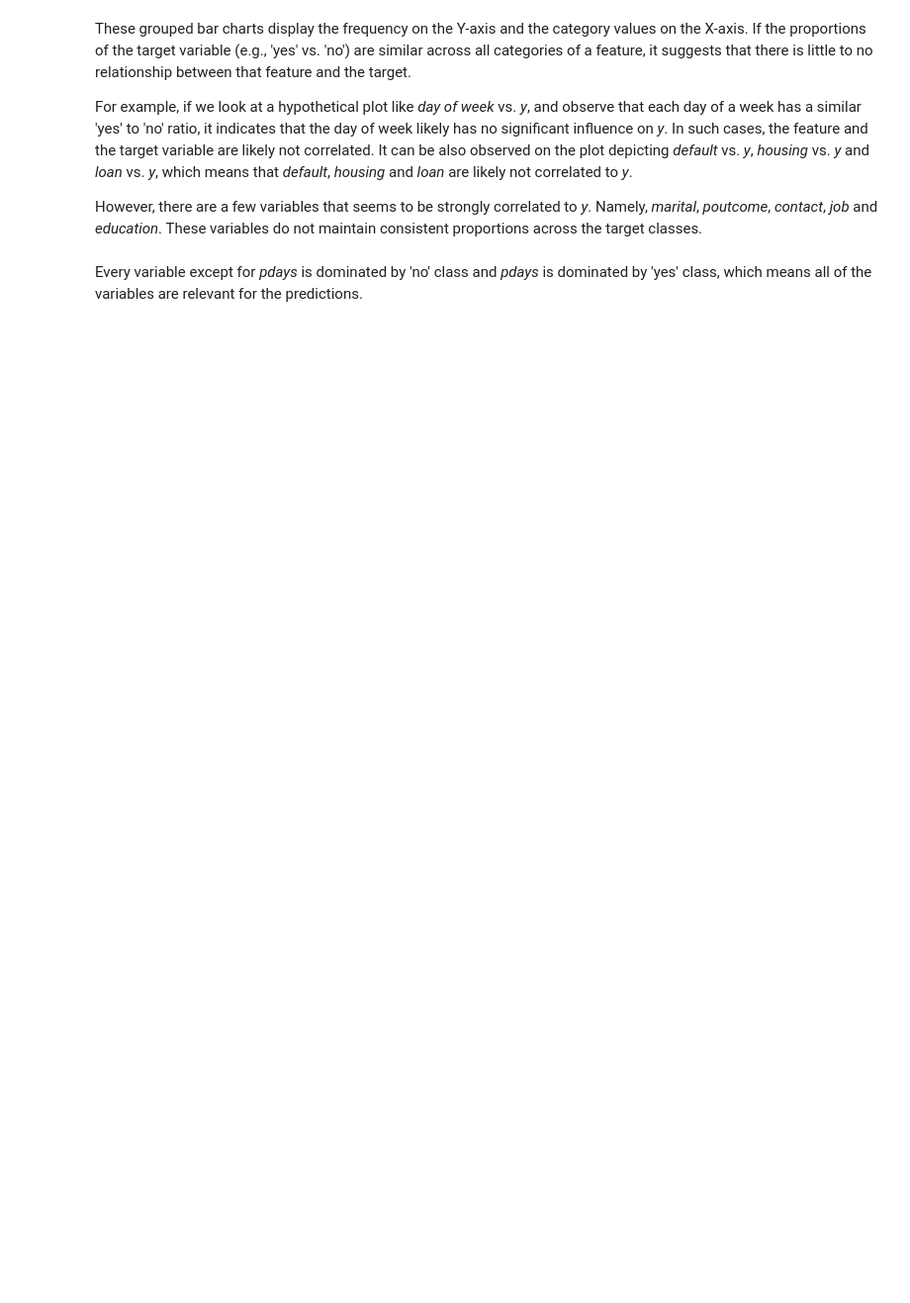
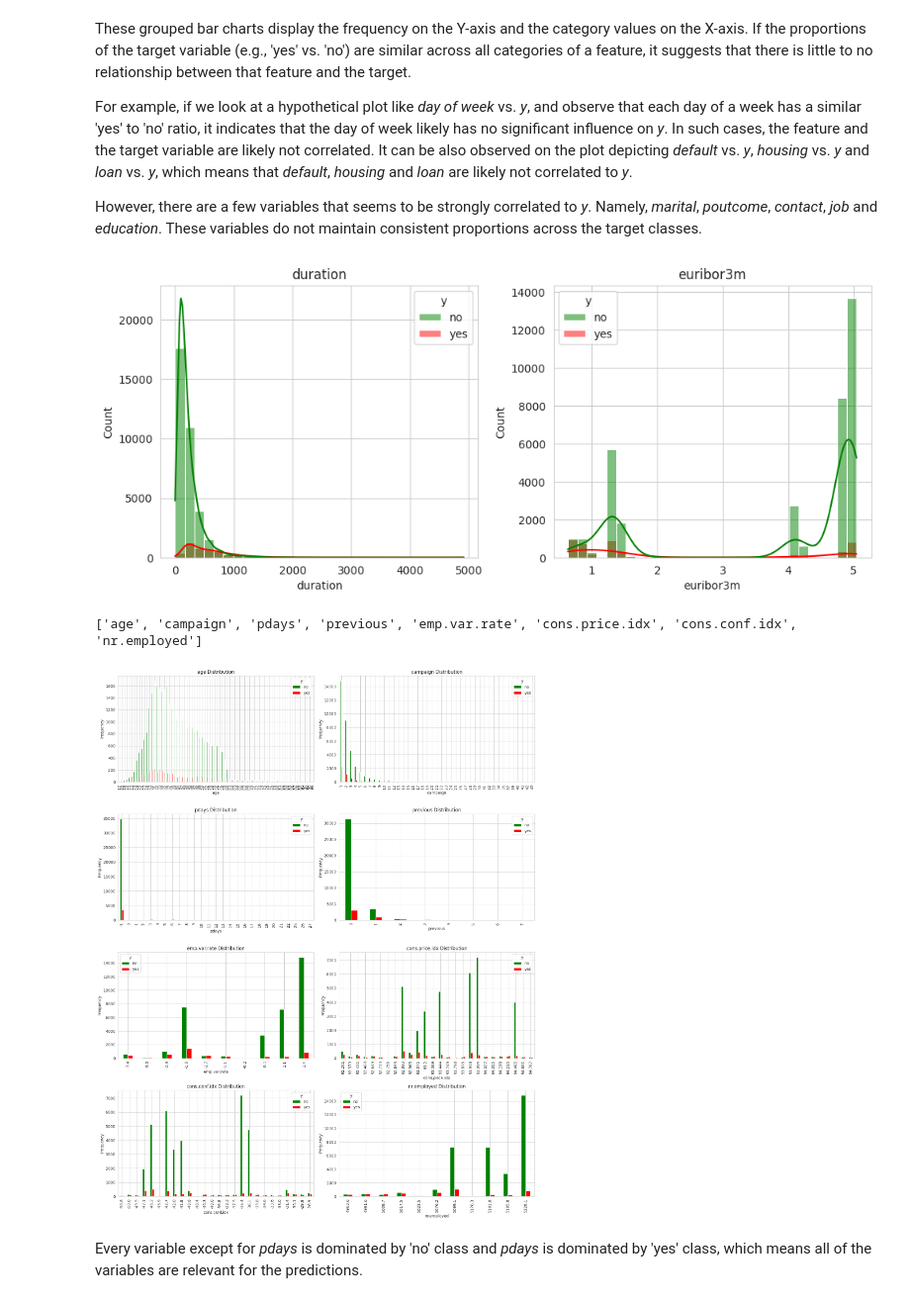
Before and after one commit to matowaty/MINDD_project, a Jupyter notebook: project.ipynb, the cells around one changed output. Shown at 99% size. Cells and saved outputs as stored; diff of their text form; code cells hidden in the pictures; blank space fills up the shorter version.

```diff
--- a/project.ipynb
+++ b/project.ipynb
@@ -414,21 +615,49 @@ However, there are a few variables that seems to be strongly correlated to *y*.
 # %%
 num_features = len(numericFeatures)
 cols = 3
 rows = math.ceil(num_features / cols)
 
-# Create histograms
+# histograms for continous data
 plt.figure(figsize=(5 * cols, 4 * rows))
 
-for i, feature in enumerate(numericFeatures):
+for i, feature in enumerate(nonDiscreteFeatures):
     plt.subplot(rows, cols, i + 1)
     if feature == 'pdays':
         sns.histplot(data=df[df['pdays'] != -1], x='pdays', hue='y', kde=True, bins=30, palette={"yes": "red", "no": "green"})
     else:
         sns.histplot(df, x=feature, hue='y', kde=True, bins=30, palette={"yes": "red", "no": "green"})
     plt.title(feature)
 
 plt.tight_layout()
 plt.show()
+
+print(discreteFeatures)
+
+# bar plot for discrete features
+
+nrows = math.ceil(len(discreteFeatures) / 2)
+ncols = 2
+fig, axes = plt.subplots(nrows=nrows, ncols=ncols, figsize=(16, nrows * 5))
+axes = axes.flatten()  # flatten for easy linear indexing
+
+for i, Categcol in enumerate(discreteFeatures):
+    ax = axes[i]
+    CrossTabResult = pd.crosstab(index=df[Categcol], columns=df['y'])
+    CrossTabResult.plot.bar(color=['green', 'red'], ax=ax)
+    ax.set_title(f'{Categcol} Distribution')
+    ax.set_xlabel(Categcol)
+    ax.set_ylabel('Frequency')
+
+# Hide any unused axes
+for j in range(len(discreteFeatures), len(axes)):
+    axes[j].set_visible(False)
+
+plt.tight_layout()
+plt.show()
+# %% [output]
+[figure, added]
+['age', 'campaign', 'pdays', 'previous', 'emp.var.rate', 'cons.price.idx', 'cons.conf.idx', 'nr.employed']
+[figure, added]
 # %% [markdown]
 Every variable except for *pdays* is dominated by 'no' class and *pdays* is dominated by 'yes' class, which means all of the variables are relevant for the predictions.
 # %% [markdown]
```
Also changed, not shown: parts of 43 cells of this notebook.
